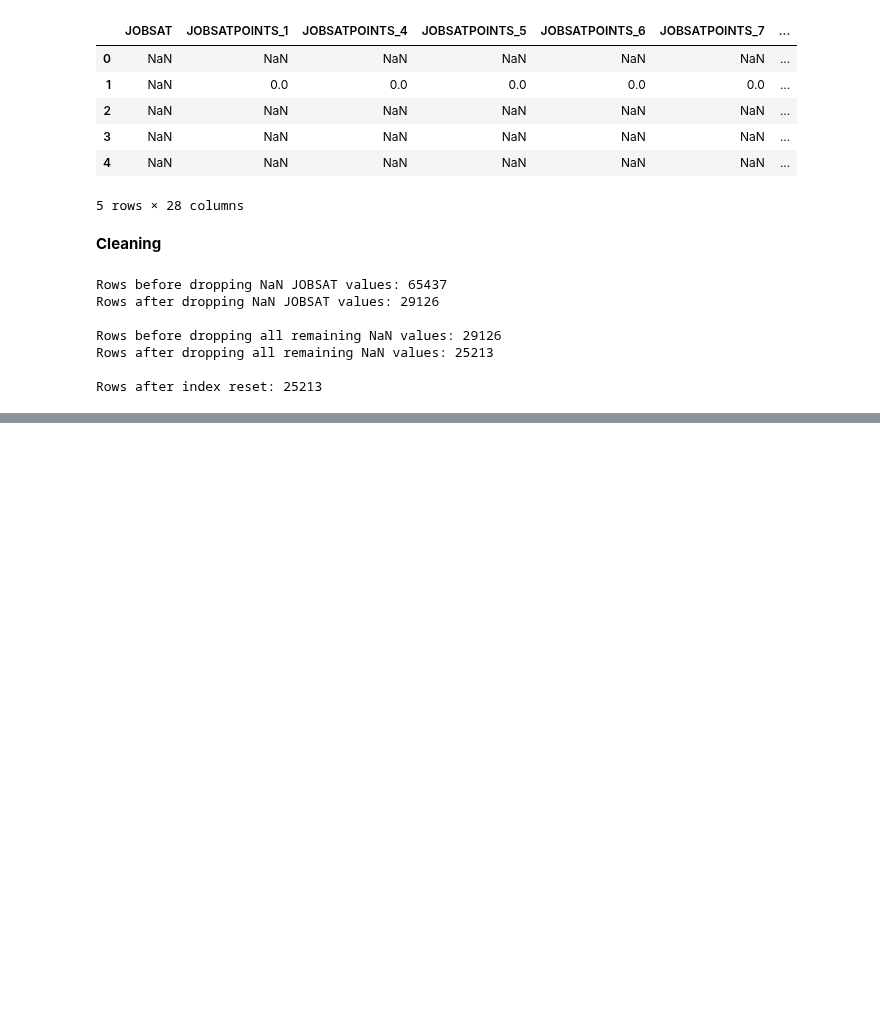
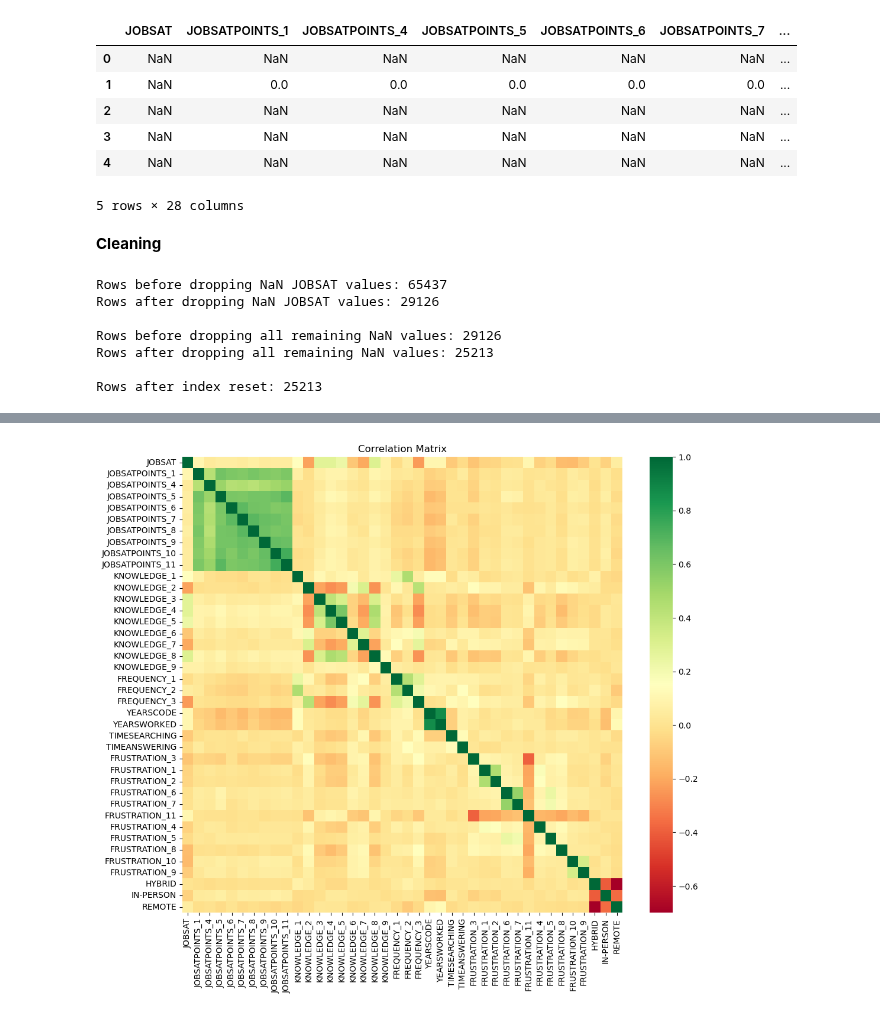
Before and after one commit to adni8025/Stack-Overflow-Developer-Survey-Data-Mining, a Jupyter notebook: restructuredFile.ipynb, the cells around one changed output, grey strips where cells are left out. Cells and saved outputs as stored; diff of their text form; code cells hidden in the pictures; blank space fills up the shorter version.

Commit message:
added answering time and searching time to jobsat

```diff
--- a/restructuredFile.ipynb
+++ b/restructuredFile.ipynb
@@ -294,8 +294,14 @@ for i in range(1,4):
     jobsat_df['FREQUENCY_'+str(i)] = jobsat_df['FREQUENCY_'+str(i)].map(frequency_order)
 
 time_spent_order = {
-
+    '15-30 minutes a day' : 0,
+    '30-60 minutes a day' : 1,
+    'Less than 15 minutes a day' : 2,
+    '60-120 minutes a day' : 3,
+    'Over 120 minutes a day' : 4
 }
+jobsat_df['TIMESEARCHING'] = jobsat_df['TIMESEARCHING'].map(time_spent_order)
+jobsat_df['TIMEANSWERING'] = jobsat_df['TIMEANSWERING'].map(time_spent_order)
 
 #get dummies for FRUSTRATIONS and REMOTEWORK column
 frustration_dummies = jobsat_df['FRUSTRATION'].str.get_dummies(sep=';')
@@ -319,9 +325,6 @@ jobsat_df['YEARSCODE'] = jobsat_df['YEARSCODE'].replace({
 })
 jobsat_df['YEARSCODE'] = jobsat_df['YEARSCODE'].astype(int)
 
-#converts AISELECT to int
-jobsat_df['AISELECT'] = (jobsat_df['AISELECT'] == 'Yes').astype(int)
-
 #rename columns
 jobsat_df = jobsat_df.rename(columns={
     'WORKEXP' : 'YEARSWORKED',
@@ -342,4 +345,5 @@ jobsat_df = jobsat_df.rename(columns={
 })
 
 pd.set_option('display.max_columns', None)
+print(jobsat_df.shape)
 jobsat_df.head()
@@ -346,11 +358,13 @@ jobsat_df.head()
 # %%
 import seaborn as sns
 import matplotlib.pyplot as plt
 
 plt.figure(figsize=(12, 10))
-sns.heatmap(jobsat_df.corr(), cmap='RdYlGn', annot=False)
+sns.heatmap(jobsat_df.corr(), cmap='RdYlGn')
 plt.title('Correlation Matrix')
 plt.show()
+# %% [output]
+[figure, added]
 # %%
 #correlation matrix
 jobsat_corr = jobsat_df.corr()['JOBSAT'].abs().sort_values(ascending=False)
```
Also changed, not shown: parts of 3 cells of this notebook.
